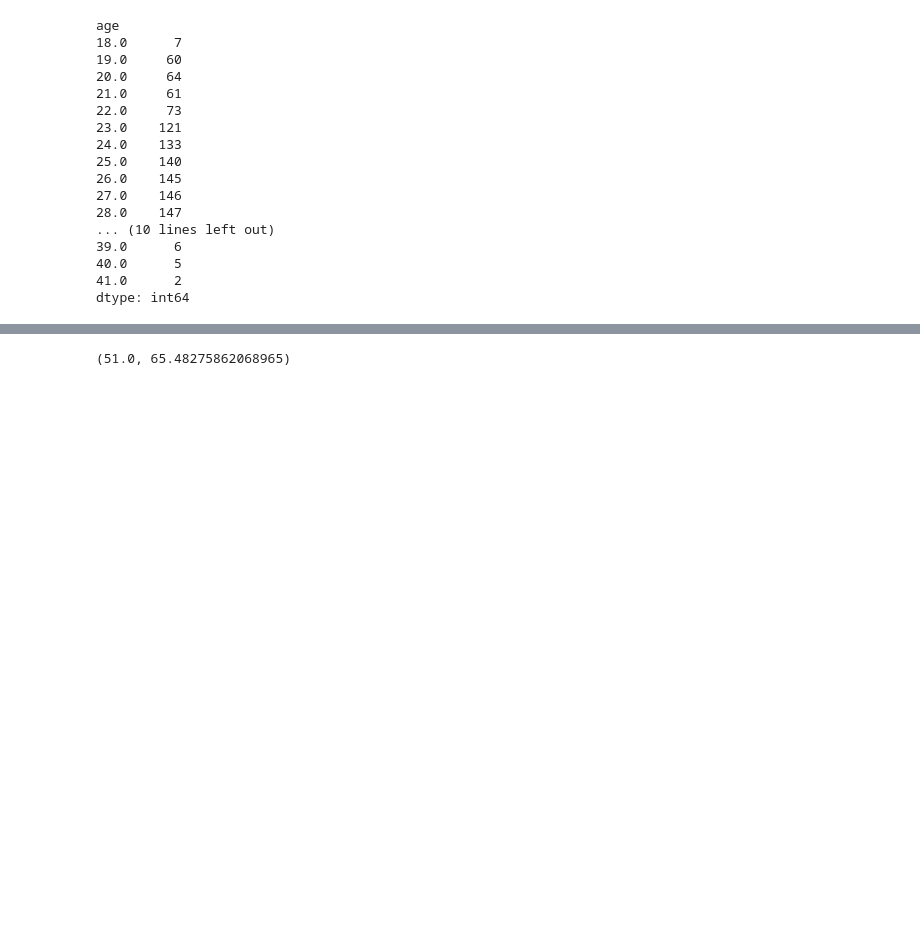
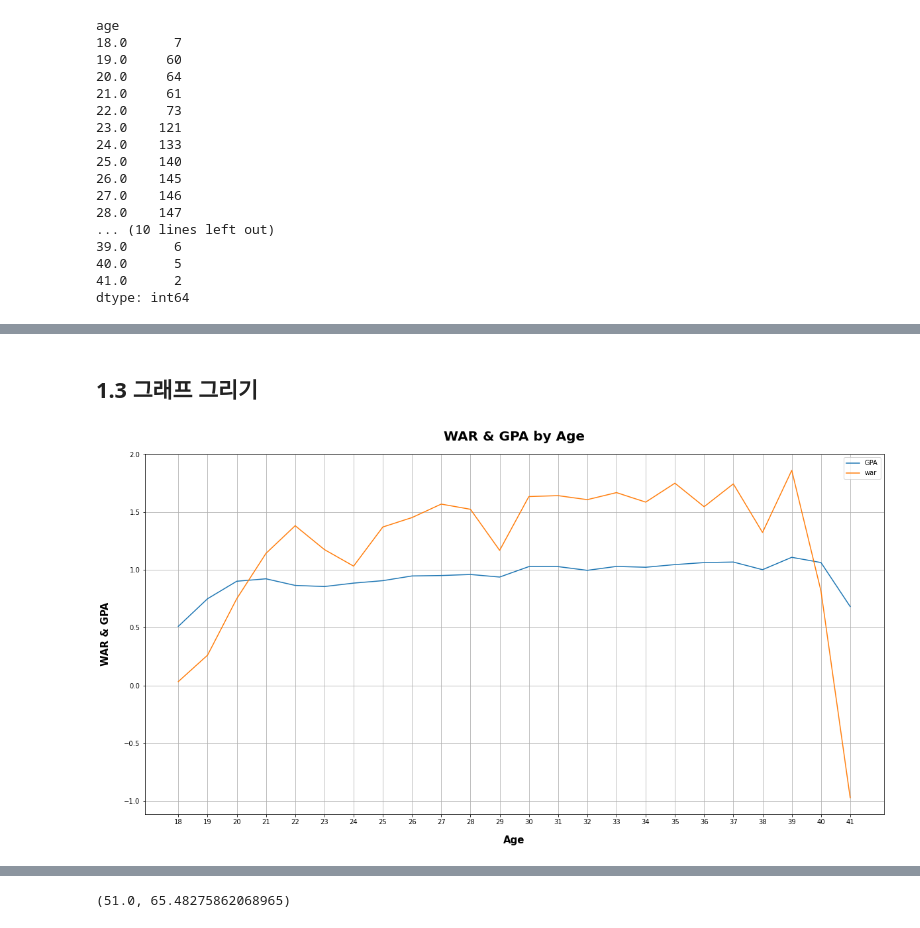
Before and after one commit to kkalkkkal/Datathon_KBO, a Jupyter notebook: KBO_MoneyBall.ipynb, the cells around one changed output, grey strips where cells are left out. Saved outputs shown, nothing was run; the diff lists cells and outputs as text; code cells hidden in the pictures; blank space fills up the shorter version.

```diff
--- a/KBO_MoneyBall.ipynb
+++ b/KBO_MoneyBall.ipynb
@@ -739,0 +666,20 @@ final_data[['year' , 'batter_name']].groupby('year').nunique()
+# %% [markdown]
+## 1.3 그래프 그리기
+# %%
+
+y_gpa = data1.groupby('age').GPA.mean()
+y_war = data1.groupby('age').war.mean()
+ax= plt.subplots(figsize=(20,10))
+ax = y_gpa.plot.line()
+ax = y_war.plot.line()
+
+ax.set_title('WAR & GPA by Age', pad=20, fontdict={'weight': 'bold', 'size': 20})
+ax.set_xlabel('Age', labelpad=15, fontdict={'weight': 'bold', 'size': 15})
+ax.set_ylabel('WAR & GPA', labelpad=20, fontdict={'weight': 'bold', 'size': 15})
+
+plt.xticks(np.arange(18, 42))
+plt.grid()
+plt.legend()
+plt.show()
+# %% [output]
+[figure, added]
```
Also changed, not shown: parts of 69 cells of this notebook.
